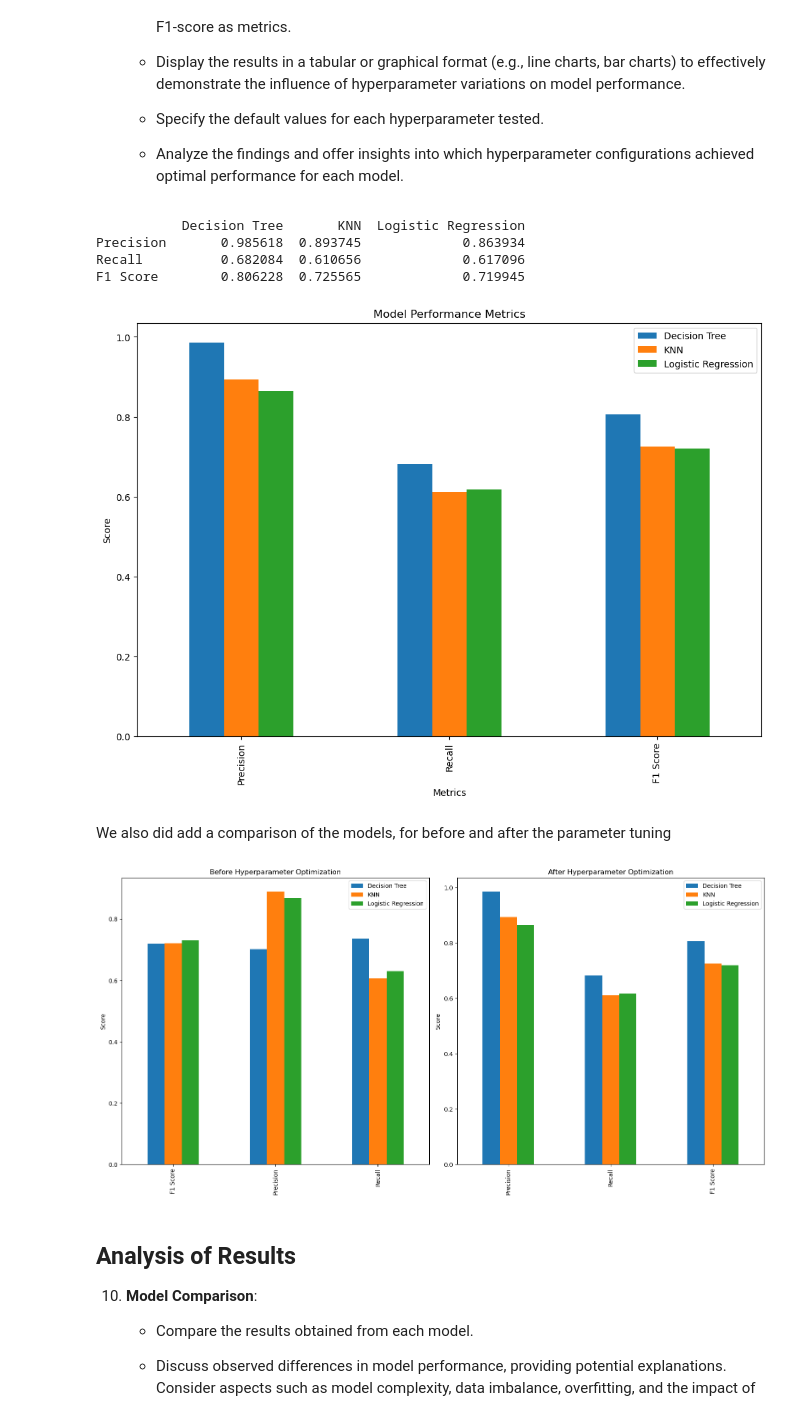
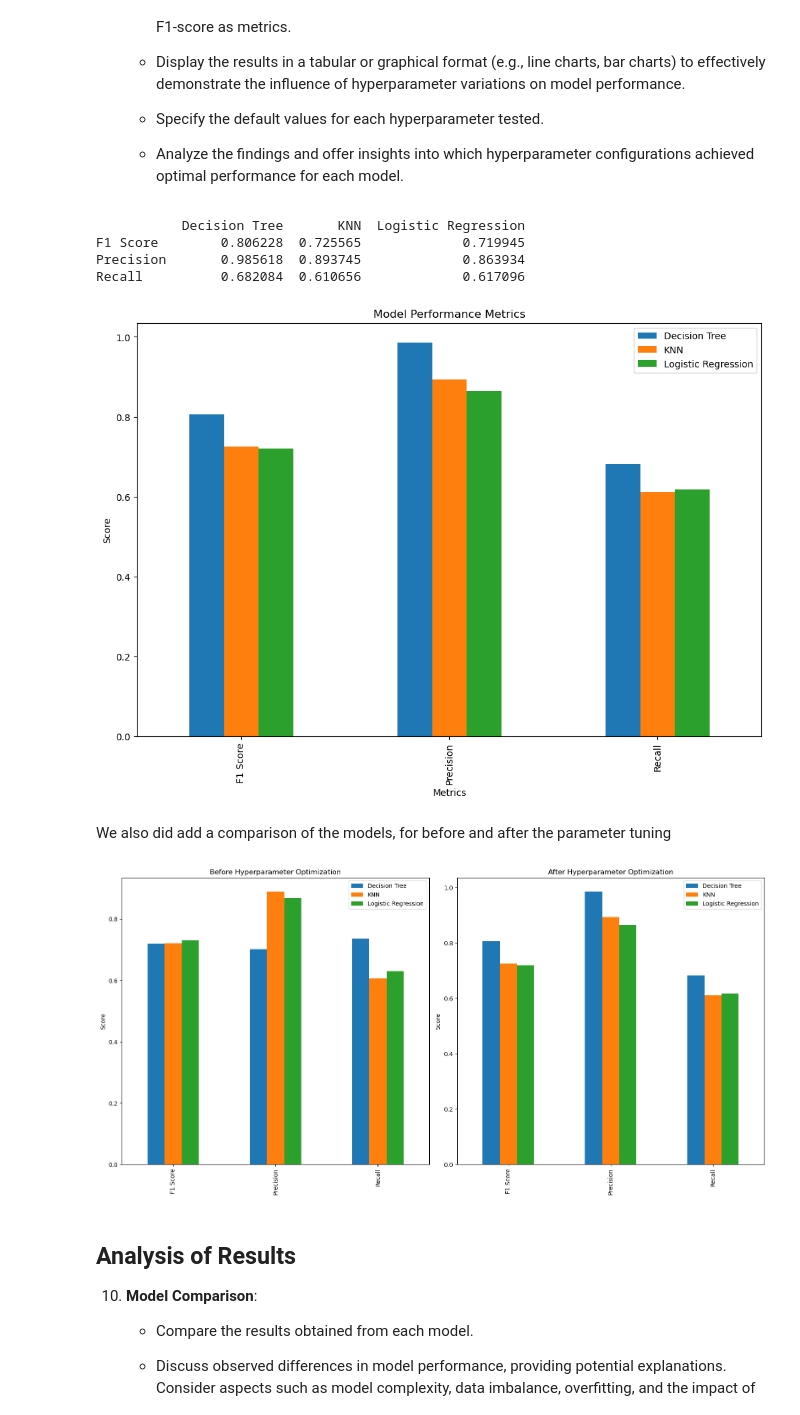
Before and after one commit to vanishabagga/CSI4106-A2, a Jupyter notebook: csi4106-f24-a2-template.ipynb, the cells around one changed output. Cells and saved outputs as stored; diff of their text form; code cells hidden in the pictures.

```diff
--- a/csi4106-f24-a2-template.ipynb
+++ b/csi4106-f24-a2-template.ipynb
@@ -520,37 +520,38 @@ best = {
     'KNN': knn_grid.best_estimator_,
     'Logistic Regression': lr_grid.best_estimator_
 }
 
 # to store precision recall and f1 scores for each model
 results = {}
 
 for name, model in best.items():
     y_pred = model.predict(X_test_scaled_df)
     prec = precision_score(y_test, y_pred)
     rec = recall_score(y_test, y_pred)
     f1 = f1_score(y_test, y_pred)
 
     results[name] = {
+        'F1 Score': f1,
         'Precision': prec,
-        'Recall': rec,
-        'F1 Score': f1
+        'Recall': rec
+
     }
 
 results_df = pd.DataFrame(results)
 print(results_df)
 
 #we could maybe plot the results
 results_df.plot(kind='bar', figsize=(12, 8))
 plt.title('Model Performance Metrics')
 plt.xlabel('Metrics')
 plt.ylabel('Score')
 plt.show()
 # %% [output]
            Decision Tree       KNN  Logistic Regression
+F1 Score        0.806228  0.725565             0.719945
 Precision       0.985618  0.893745             0.863934
 Recall          0.682084  0.610656             0.617096
-F1 Score        0.806228  0.725565             0.719945
-[figure, old version]
+[figure, new version]
 # %% [markdown]
 We also did add a comparison of the models, for before and after the parameter tuning
 # %%
@@ -570,7 +571,7 @@ axes[1].set_ylabel('Score')
 plt.tight_layout()
 plt.show()
 # %% [output]
-[figure, old version]
+[figure, new version]
 # %% [markdown]
 ## Analysis of Results
 
```
